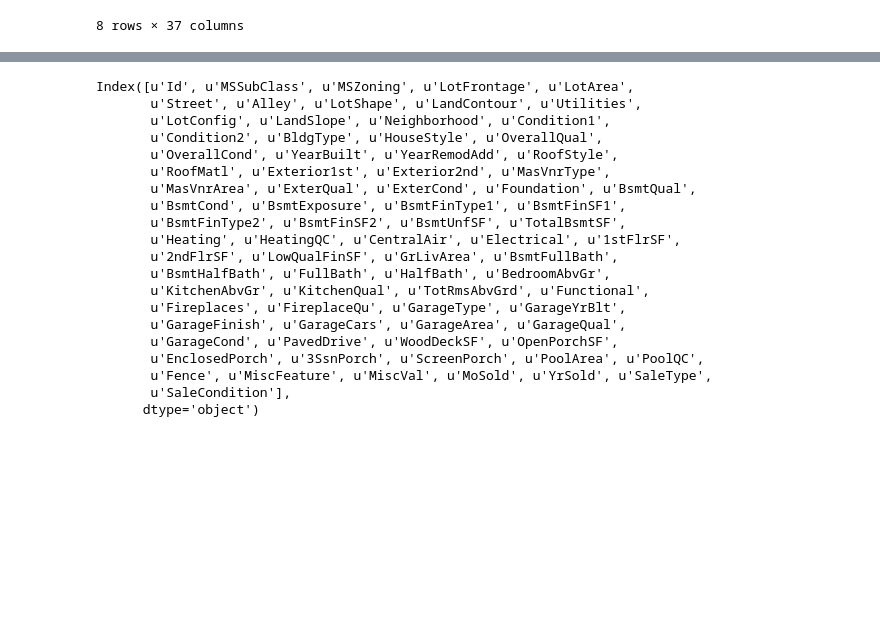
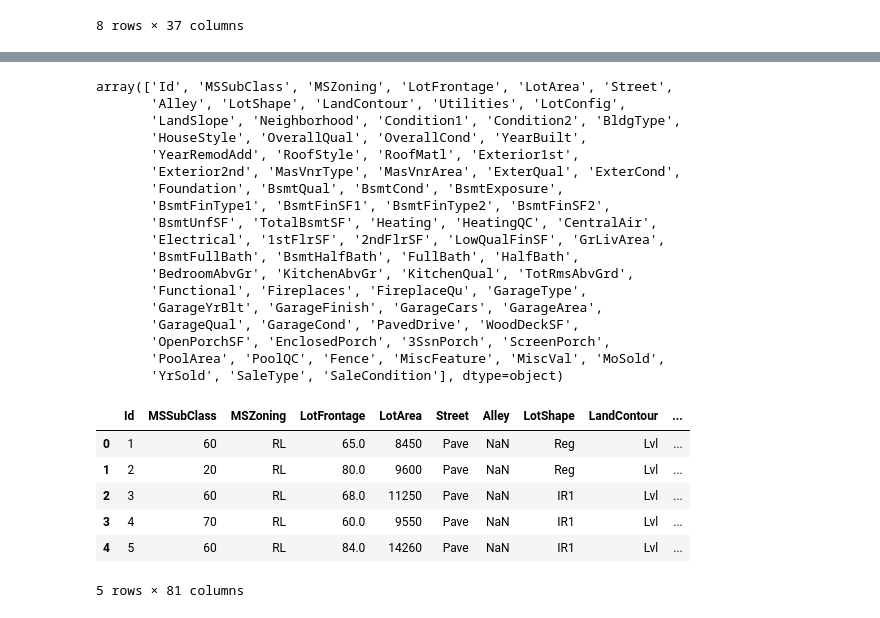
Before and after one commit to ajinkyapuar/kaggle-house-prices, a Jupyter notebook: test.ipynb, the cells around one changed output, grey strips where cells are left out. Drawn from its saved outputs; the diff is of its cells as text; code cells hidden in the pictures; blank space fills up the shorter version.

```diff
--- a/test.ipynb
+++ b/test.ipynb
@@ -65,23 +63,31 @@ Index([u'Id', u'MSSubClass', u'MSZoning', u'LotFrontage', u'LotArea',
 # %%
-test_df.columns
+test_df.columns.values
 # %% [output]
-Index([u'Id', u'MSSubClass', u'MSZoning', u'LotFrontage', u'LotArea',
-       u'Street', u'Alley', u'LotShape', u'LandContour', u'Utilities',
-       u'LotConfig', u'LandSlope', u'Neighborhood', u'Condition1',
-       u'Condition2', u'BldgType', u'HouseStyle', u'OverallQual',
-       u'OverallCond', u'YearBuilt', u'YearRemodAdd', u'RoofStyle',
-       u'RoofMatl', u'Exterior1st', u'Exterior2nd', u'MasVnrType',
-       u'MasVnrArea', u'ExterQual', u'ExterCond', u'Foundation', u'BsmtQual',
-       u'BsmtCond', u'BsmtExposure', u'BsmtFinType1', u'BsmtFinSF1',
-       u'BsmtFinType2', u'BsmtFinSF2', u'BsmtUnfSF', u'TotalBsmtSF',
-       u'Heating', u'HeatingQC', u'CentralAir', u'Electrical', u'1stFlrSF',
-       u'2ndFlrSF', u'LowQualFinSF', u'GrLivArea', u'BsmtFullBath',
-       u'BsmtHalfBath', u'FullBath', u'HalfBath', u'BedroomAbvGr',
-       u'KitchenAbvGr', u'KitchenQual', u'TotRmsAbvGrd', u'Functional',
-       u'Fireplaces', u'FireplaceQu', u'GarageType', u'GarageYrBlt',
-       u'GarageFinish', u'GarageCars', u'GarageArea', u'GarageQual',
-       u'GarageCond', u'PavedDrive', u'WoodDeckSF', u'OpenPorchSF',
-       u'EnclosedPorch', u'3SsnPorch', u'ScreenPorch', u'PoolArea', u'PoolQC',
-       u'Fence', u'MiscFeature', u'MiscVal', u'MoSold', u'YrSold', u'SaleType',
-       u'SaleCondition'],
-      dtype='object')
+array(['Id', 'MSSubClass', 'MSZoning', 'LotFrontage', 'LotArea', 'Street',
+       'Alley', 'LotShape', 'LandContour', 'Utilities', 'LotConfig',
+       'LandSlope', 'Neighborhood', 'Condition1', 'Condition2', 'BldgType',
+       'HouseStyle', 'OverallQual', 'OverallCond', 'YearBuilt',
+       'YearRemodAdd', 'RoofStyle', 'RoofMatl', 'Exterior1st',
+       'Exterior2nd', 'MasVnrType', 'MasVnrArea', 'ExterQual', 'ExterCond',
+       'Foundation', 'BsmtQual', 'BsmtCond', 'BsmtExposure',
+       'BsmtFinType1', 'BsmtFinSF1', 'BsmtFinType2', 'BsmtFinSF2',
+       'BsmtUnfSF', 'TotalBsmtSF', 'Heating', 'HeatingQC', 'CentralAir',
+       'Electrical', '1stFlrSF', '2ndFlrSF', 'LowQualFinSF', 'GrLivArea',
+       'BsmtFullBath', 'BsmtHalfBath', 'FullBath', 'HalfBath',
+       'BedroomAbvGr', 'KitchenAbvGr', 'KitchenQual', 'TotRmsAbvGrd',
+       'Functional', 'Fireplaces', 'FireplaceQu', 'GarageType',
+       'GarageYrBlt', 'GarageFinish', 'GarageCars', 'GarageArea',
+       'GarageQual', 'GarageCond', 'PavedDrive', 'WoodDeckSF',
+       'OpenPorchSF', 'EnclosedPorch', '3SsnPorch', 'ScreenPorch',
+       'PoolArea', 'PoolQC', 'Fence', 'MiscFeature', 'MiscVal', 'MoSold',
+       'YrSold', 'SaleType', 'SaleCondition'], dtype=object)
+# %%
+train_df.head()
+# %% [output]
+|  | Id | MSSubClass | MSZoning | LotFrontage | LotArea | Street | Alley | LotShape | LandContour | ... |
+| 0 | 1 | 60 | RL | 65.0 | 8450 | Pave | NaN | Reg | Lvl | ... |
+| 1 | 2 | 20 | RL | 80.0 | 9600 | Pave | NaN | Reg | Lvl | ... |
+| 2 | 3 | 60 | RL | 68.0 | 11250 | Pave | NaN | IR1 | Lvl | ... |
+| 3 | 4 | 70 | RL | 60.0 | 9550 | Pave | NaN | IR1 | Lvl | ... |
+| 4 | 5 | 60 | RL | 84.0 | 14260 | Pave | NaN | IR1 | Lvl | ... |
+5 rows × 81 columns
```
Also changed, not shown: parts of 4 cells of this notebook.
